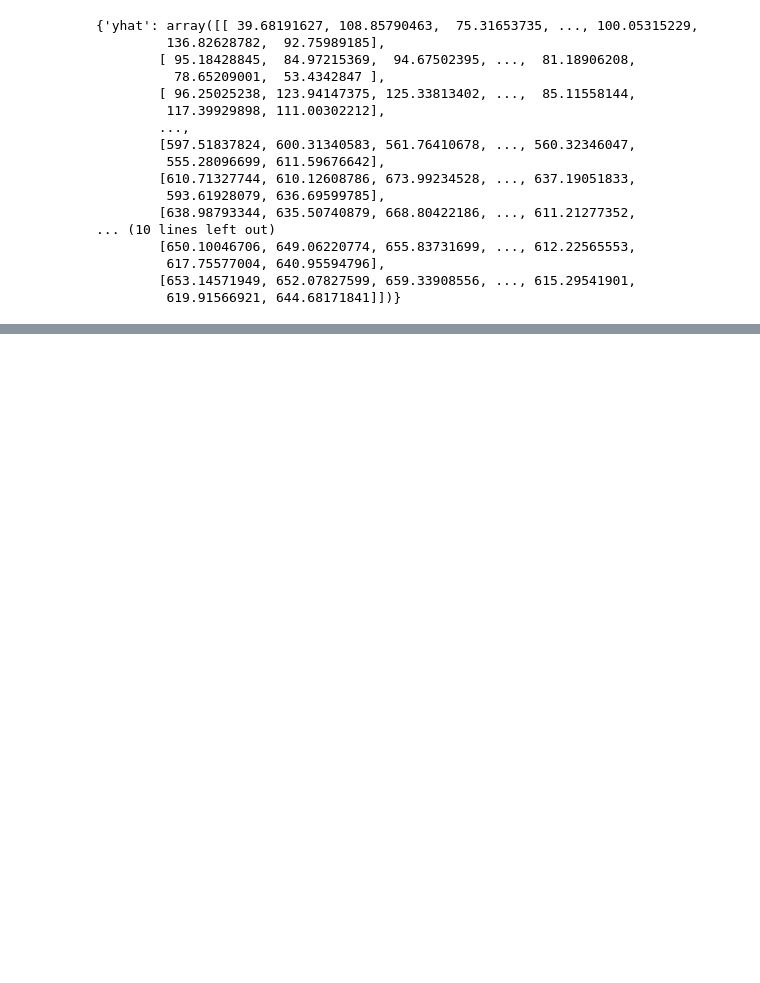
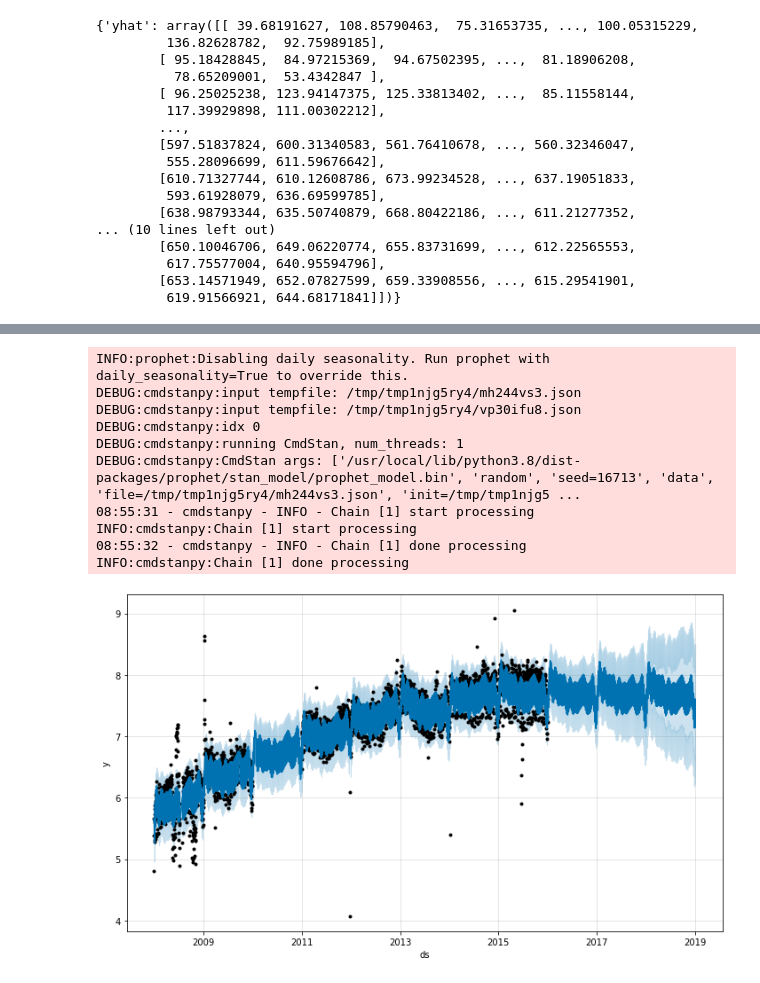
Before and after one commit to carlosmirandadurand/Experiments, a Jupyter notebook: Prophet_Experiments.ipynb, the cells around one changed output, grey strips where cells are left out. Cells and saved outputs as stored; diff of their text form; code cells hidden in the pictures; blank space fills up the shorter version.

```diff
--- a/Prophet_Experiments.ipynb
+++ b/Prophet_Experiments.ipynb
@@ -830,0 +859,18 @@ m.predictive_samples(future)
+# %%
+# Remove outliers
+# Prophet has no problem with missing data
+df.loc[(df['ds'] > '2010-01-01') & (df['ds'] < '2011-01-01'), 'y'] = None
+model = Prophet().fit(df)
+fig = model.plot(model.predict(future))
+# %% [output]
+INFO:prophet:Disabling daily seasonality. Run prophet with daily_seasonality=True to override this.
+DEBUG:cmdstanpy:input tempfile: /tmp/tmp1njg5ry4/mh244vs3.json
+DEBUG:cmdstanpy:input tempfile: /tmp/tmp1njg5ry4/vp30ifu8.json
+DEBUG:cmdstanpy:idx 0
+DEBUG:cmdstanpy:running CmdStan, num_threads: 1
+DEBUG:cmdstanpy:CmdStan args: ['/usr/local/lib/python3.8/dist-packages/prophet/stan_model/prophet_model.bin', 'random', 'seed=16713', 'data', 'file=/tmp/tmp1njg5ry4/mh244vs3.json', 'init=/tmp/tmp1njg5 ...
+08:55:31 - cmdstanpy - INFO - Chain [1] start processing
+INFO:cmdstanpy:Chain [1] start processing
+08:55:32 - cmdstanpy - INFO - Chain [1] done processing
+INFO:cmdstanpy:Chain [1] done processing
+[figure, added]
```
Also changed, not shown: parts of 5 cells of this notebook.
